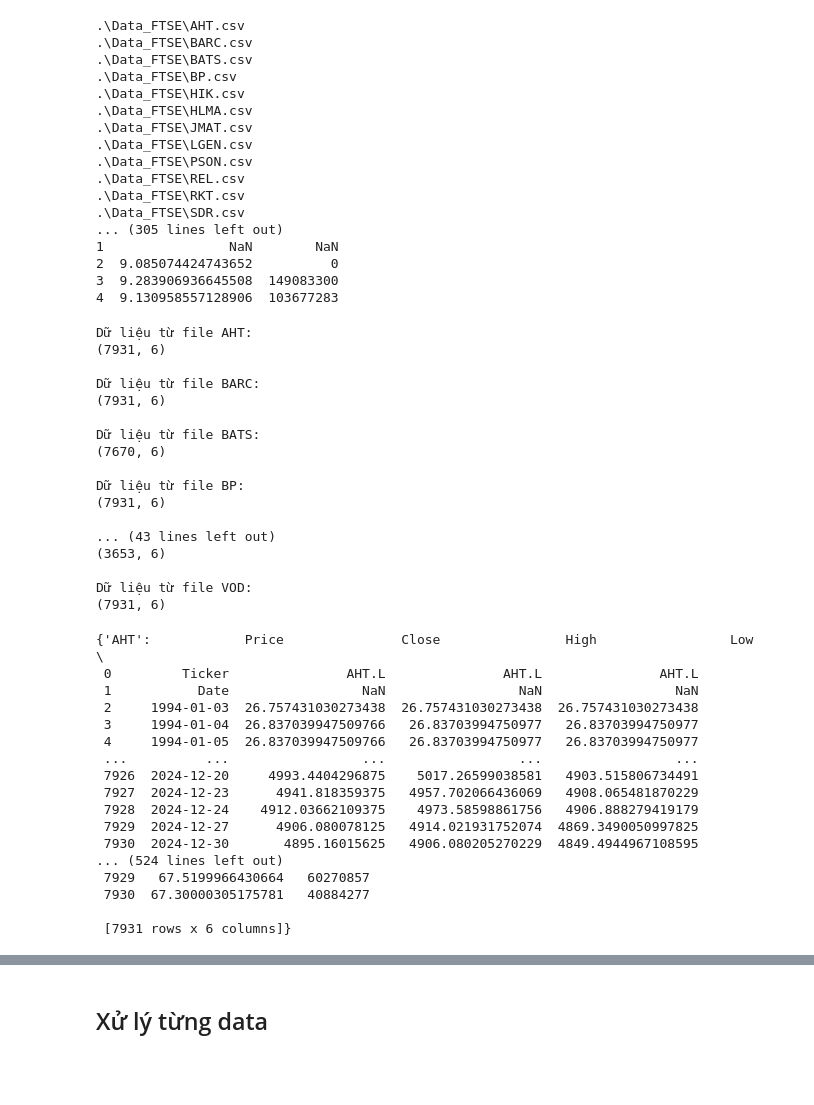
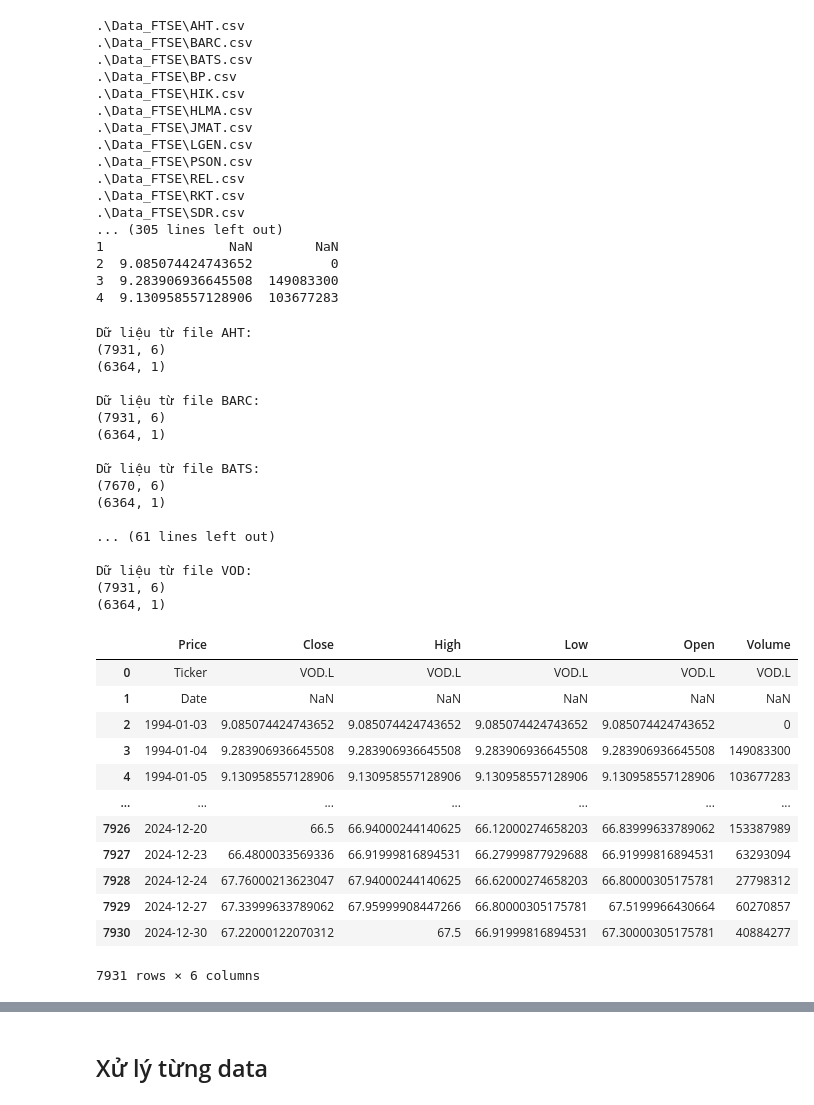
Before and after one commit to Bunrealbo/portfolio-formation-with-ltsm, a Jupyter notebook: data_preprocessing.ipynb, the cells around one changed output, grey strips where cells are left out. Cells and saved outputs as stored; diff of their text form; code cells hidden in the pictures; blank space fills up the shorter version.

Commit message:
update data FTSE 100

```diff
--- a/data_preprocessing.ipynb
+++ b/data_preprocessing.ipynb
@@ -44,43 +44,50 @@ for file, df in dict_df.items():
 for file, df in dict_df.items():
     print(f"\nDữ liệu từ file {file}:")
     print(df.shape)
+    if(df.shape[0] > 7000):
+
+        df = dict_df[file][['Price', 'Close']][2:]
+        df['Date'] = pd.to_datetime(df['Price'])
+        df.drop('Price', axis=1, inplace=True)
+        df.set_index('Date', inplace=True)
+        df = df['2000-01-01':]
+        print(df.shape)
+        df.to_csv(f"./Data_FTSE_model/{file}.csv")
+        df
+
     # print(df.iloc[0])
     # print(df.iloc[len(df)-1])
 # %% [output]
 Dữ liệu từ file AHT:
 (7931, 6)
+(6364, 1)
 
 Dữ liệu từ file BARC:
 (7931, 6)
+(6364, 1)
 
 Dữ liệu từ file BATS:
 (7670, 6)
+(6364, 1)
 
-Dữ liệu từ file BP:
-(7931, 6)
-
-... (43 lines left out)
-(3653, 6)
+... (61 lines left out)
 
 Dữ liệu từ file VOD:
 (7931, 6)
+(6364, 1)
 # %%
-dict_df
+dict_df['VOD']
 # %% [output]
+|  | Price | Close | High | Low | Open | Volume |
+| 0 | Ticker | VOD.L | VOD.L | VOD.L | VOD.L | VOD.L |
+| 1 | Date | NaN | NaN | NaN | NaN | NaN |
+| 2 | 1994-01-03 | 9.085074424743652 | 9.085074424743652 | 9.085074424743652 | 9.085074424743652 | 0 |
+| 3 | 1994-01-04 | 9.283906936645508 | 9.283906936645508 | 9.283906936645508 | 9.283906936645508 | 149083300 |
+| 4 | 1994-01-05 | 9.130958557128906 | 9.130958557128906 | 9.130958557128906 | 9.130958557128906 | 103677283 |
+| ... | ... | ... | ... | ... | ... | ... |
+| 7926 | 2024-12-20 | 66.5 | 66.94000244140625 | 66.12000274658203 | 66.83999633789062 | 153387989 |
+| 7927 | 2024-12-23 | 66.4800033569336 | 66.91999816894531 | 66.27999877929688 | 66.91999816894531 | 63293094 |
+| 7928 | 2024-12-24 | 67.76000213623047 | 67.94000244140625 | 66.62000274658203 | 66.80000305175781 | 27798312 |
+| 7929 | 2024-12-27 | 67.33999633789062 | 67.95999908447266 | 66.80000305175781 | 67.5199966430664 | 60270857 |
+| 7930 | 2024-12-30 | 67.22000122070312 | 67.5 | 66.91999816894531 | 67.30000305175781 | 40884277 |
-{'AHT':            Price               Close                High                 Low  \
- 0         Ticker               AHT.L               AHT.L               AHT.L
- 1           Date                 NaN                 NaN                 NaN
- 2     1994-01-03  26.757431030273438  26.757431030273438  26.757431030273438
- 3     1994-01-04  26.837039947509766   26.83703994750977   26.83703994750977
- 4     1994-01-05  26.837039947509766   26.83703994750977   26.83703994750977
- ...          ...                 ...                 ...                 ...
- 7926  2024-12-20     4993.4404296875    5017.26599038581   4903.515806734491
- 7927  2024-12-23      4941.818359375   4957.702066436069   4908.065481870229
- 7928  2024-12-24    4912.03662109375    4973.58598861756   4906.888279419179
- 7929  2024-12-27      4906.080078125   4914.021931752074  4869.3490050997825
- 7930  2024-12-30       4895.16015625   4906.080205270229  4849.4944967108595
-... (524 lines left out)
- 7929   67.5199966430664   60270857
- 7930  67.30000305175781   40884277
-
- [7931 rows x 6 columns]}
+7931 rows × 6 columns
```
Also changed, not shown: parts of 1 cell of this notebook, 19 other files.
